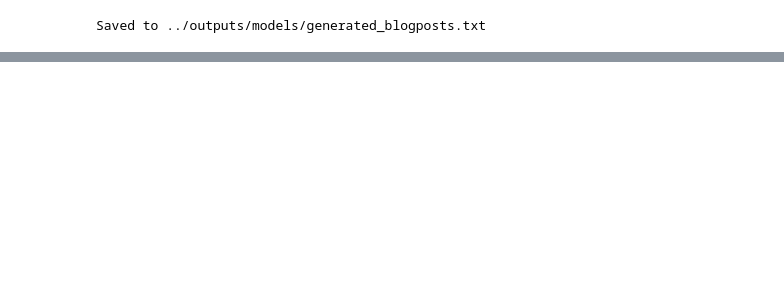
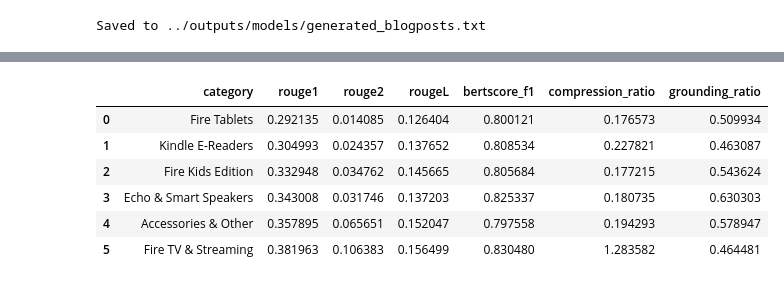
Before and after one commit to marcosfsousa/project-ironhack-automated-customer-reviews, a Jupyter notebook: notebooks/04_generation.ipynb, the cells around one changed output, grey strips where cells are left out. Cells and saved outputs as stored; diff of their text form; code cells hidden in the pictures; blank space fills up the shorter version.

Commit message:
Added LLM-based generation model, evaluation and text output

```diff
--- a/notebooks/04_generation.ipynb
+++ b/notebooks/04_generation.ipynb
@@ -280,0 +393,6 @@ Saved to ../outputs/models/generated_blogposts.txt
+# %%
+def compute_compression_ratio(source_text, generated_text):
+    source_len = len(source_text.split())
+    generated_len = len(generated_text.split())
+
+    return generated_len / source_len
@@ -280,0 +463,35 @@ Saved to ../outputs/models/generated_blogposts.txt
+# %%
+evaluation_results = []
+
+for category in results.keys():
+
+    print(f"Evaluating: {category}")
+
+    # Extractive pseudo-reference
+    reference = build_extractive_baseline(category)
+
+    # Generated text
+    generated = results[category]["controlled"]
+
+    # ROUGE
+    rouge_scores = compute_rouge(reference, generated)
+
+    # BERTScore
+    bert_f1 = compute_bertscore(reference, generated)
+
+    # Compression ratio
+    source_text = build_category_text(category, top_n_products=3)
+    compression = compute_compression_ratio(source_text, generated)
+
+    # Grounding Ratio
+    grounding = compute_grounding_ratio(source_text, generated)
+
+    evaluation_results.append({
+        "category": category,
+        "rouge1": rouge_scores["rouge1"],
+        "rouge2": rouge_scores["rouge2"],
+        "rougeL": rouge_scores["rougeL"],
+        "bertscore_f1": bert_f1,
+        "compression_ratio": compression,
+        "grounding_ratio": grounding
+    })
@@ -280,0 +595,12 @@ Saved to ../outputs/models/generated_blogposts.txt
+# %%
+eval_df = pd.DataFrame(evaluation_results)
+
+eval_df
+# %% [output]
+|  | category | rouge1 | rouge2 | rougeL | bertscore_f1 | compression_ratio | grounding_ratio |
+| 0 | Fire Tablets | 0.292135 | 0.014085 | 0.126404 | 0.800121 | 0.176573 | 0.509934 |
+| 1 | Kindle E-Readers | 0.304993 | 0.024357 | 0.137652 | 0.808534 | 0.227821 | 0.463087 |
+| 2 | Fire Kids Edition | 0.332948 | 0.034762 | 0.145665 | 0.805684 | 0.177215 | 0.543624 |
+| 3 | Echo & Smart Speakers | 0.343008 | 0.031746 | 0.137203 | 0.825337 | 0.180735 | 0.630303 |
+| 4 | Accessories & Other | 0.357895 | 0.065651 | 0.152047 | 0.797558 | 0.194293 | 0.578947 |
+| 5 | Fire TV & Streaming | 0.381963 | 0.106383 | 0.156499 | 0.830480 | 1.283582 | 0.464481 |
```
Also changed, not shown: parts of 31 cells of this notebook.
